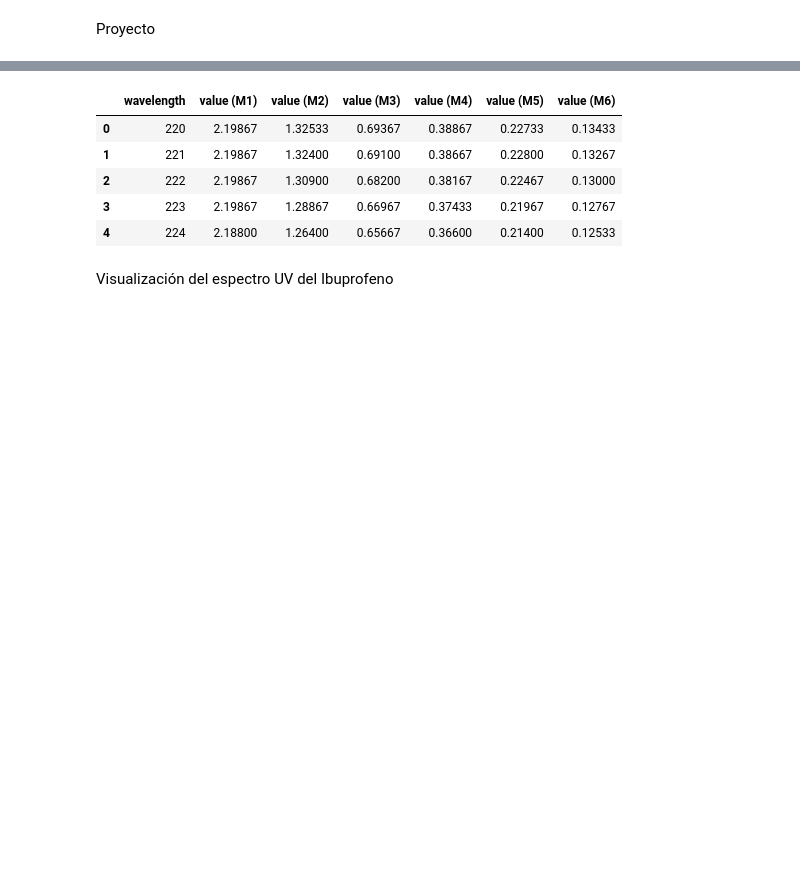
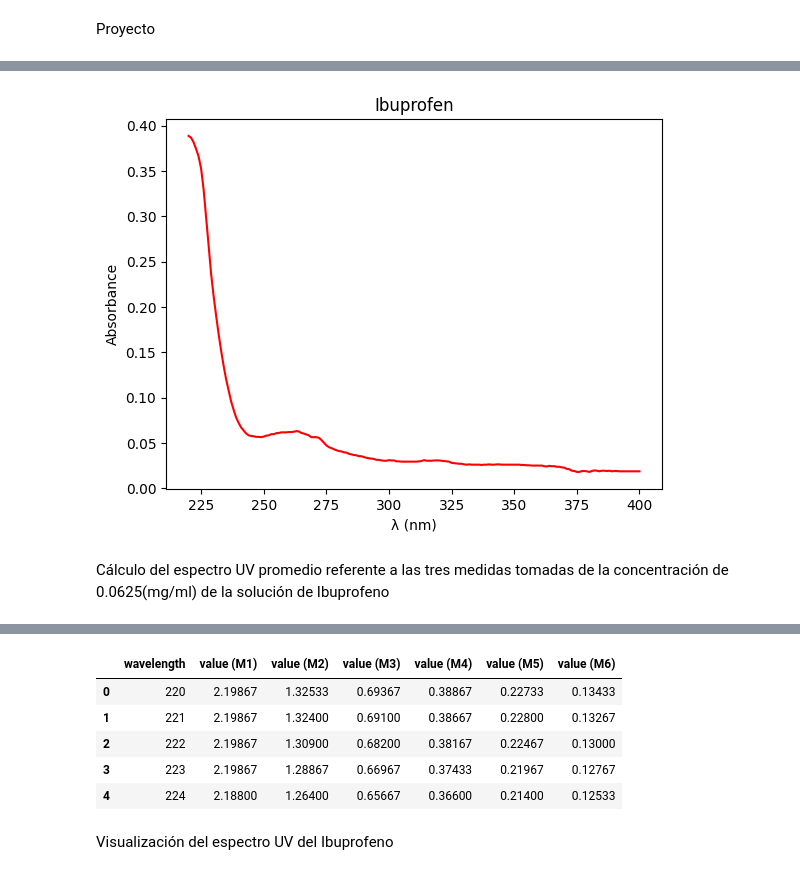
Before and after one commit to FelipeOcampo03/progamacioning, a Jupyter notebook: ProyectoProgramacionIng.ipynb, the cells around one changed output, grey strips where cells are left out. Drawn from its saved outputs; the diff is of its cells as text; code cells hidden in the pictures; blank space fills up the shorter version.

```diff
--- a/ProyectoProgramacionIng.ipynb
+++ b/ProyectoProgramacionIng.ipynb
@@ -7,0 +130,3 @@ import numpy as np
+# %%
+TablaC4= pd.read_excel('Medidas c4.xlsx')
+TablaC4
@@ -7,0 +147,21 @@ import numpy as np
+# %%
+C4M1 = TablaC4['value(m4_1)']
+C4M2 = TablaC4['value(m4_2)']
+C4M3 = TablaC4['value(m4_3)']
+# %%
+#Se calcula el espectro promedio referente a la toma de las medidas
+C4 = (C4M1+ C4M2 + C4M3) /3
+#Se encuentra el punto máximo de absorbancia en el espectro UV
+C4AbsMax= max(C4)
+# %%
+#Graficamos el Espectro UV del Ibuprofeno
+plt.figure()
+plt.plot(wavelength, C4, color='red', linestyle='solid')
+plt.title('Ibuprofen')
+plt.xlabel('λ (nm)')
+plt.ylabel('Absorbance')
+plt.show()
+# %% [output]
+[figure, added]
+# %% [markdown]
+Cálculo del espectro UV promedio referente a las tres medidas tomadas de la concentración de 0.0625(mg/ml) de la solución de Ibuprofeno
```
Also changed, not shown: parts of 26 cells of this notebook, 8 other files.
